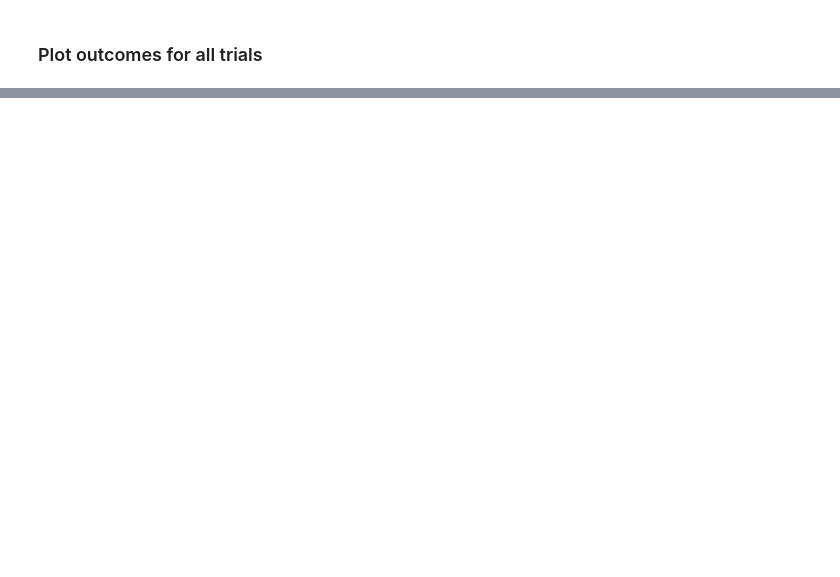
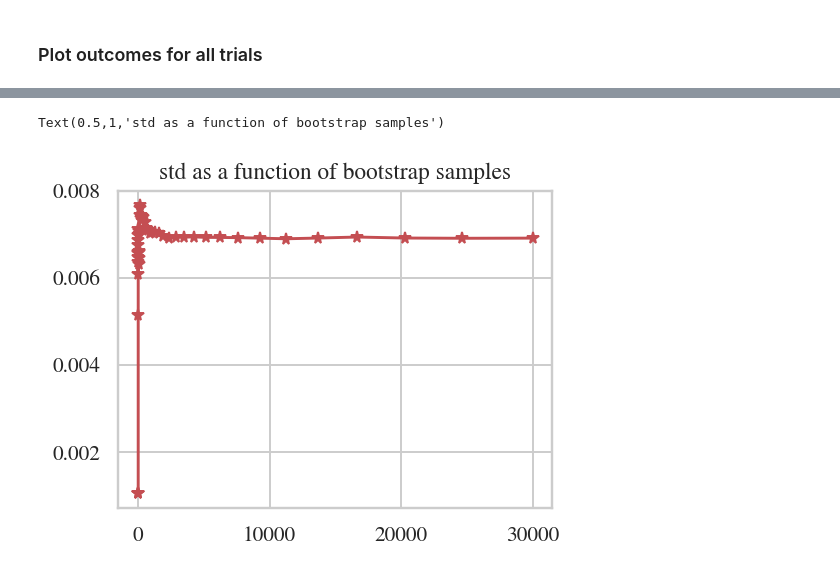
Before and after one commit to maksimt/empirical_privacy, a Jupyter notebook: Notebooks/Experiment 4 -- Laplace Mechanism.ipynb, the cells around one changed output, grey strips where cells are left out. Cells and saved outputs as stored; diff of their text form; code cells hidden in the pictures; blank space fills up the shorter version.

```diff
--- a/Notebooks/Experiment 4 -- Laplace Mechanism.ipynb
+++ b/Notebooks/Experiment 4 -- Laplace Mechanism.ipynb
@@ -289,0 +273,8 @@ m=0.5316425540852373 C=0.0618504569081994
+# %%
+bootstrap_xs = np.logspace(1, np.log2(deltas.size), base=2).astype(np.int)
+# %%
+plt.plot(bootstrap_xs, [np.std(deltas[0:i]) for i in bootstrap_xs], '-*r')
+plt.title('std as a function of bootstrap samples')
+# %% [output]
+Text(0.5,1,'std as a function of bootstrap samples')
+[figure, added]
```
Also changed, not shown: parts of 20 cells of this notebook, 1 other file.
